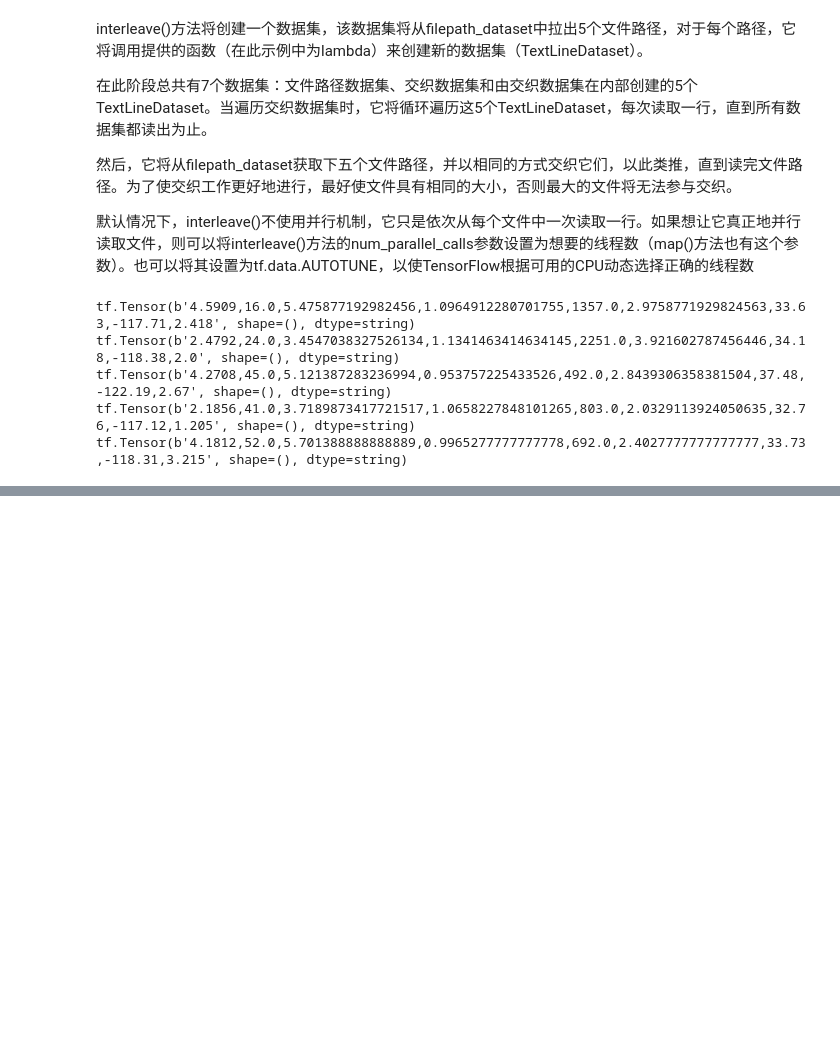
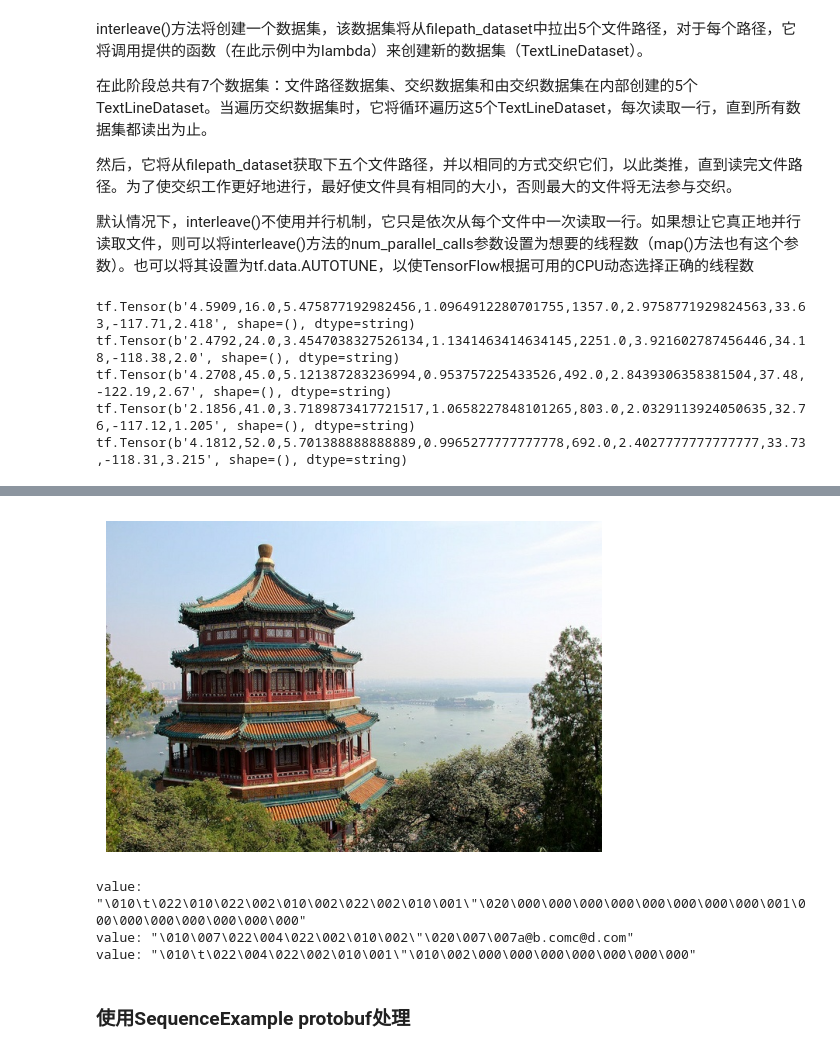
Before and after one commit to yt-one/ml-teach, a Jupyter notebook: 16_使用Tensorflow加载和预处理数据.ipynb, the cells around one changed output, grey strips where cells are left out. Saved outputs shown, nothing was run; the diff lists cells and outputs as text; code cells hidden in the pictures; blank space fills up the shorter version.

```diff
--- a/16_使用Tensorflow加载和预处理数据.ipynb
+++ b/16_使用Tensorflow加载和预处理数据.ipynb
@@ -300,0 +645,15 @@ tf.Tensor(b'4.1812,52.0,5.701388888888889,0.9965277777777778,692.0,2.40277777777
+# %%
+# 定义描述字典
+feature_description = {
+    "name": tf.io.FixedLenFeature([], tf.string, default_value=""),
+    "id": tf.io.FixedLenFeature([], tf.int64, default_value=0),
+    "emails": tf.io.VarLenFeature(tf.string),
+}
+
+def parse(serialized_example):
+    return tf.io.parse_single_example(serialized_example, feature_description)
+
+# 创建TFRecordDataset 并对其应用自定义解析函数，解析数据集里的每个序列化Example protobuf
+dataset = tf.data.TFRecordDataset(["my_contacts.tfrecord"]).map(parse)
+for parsed_example in dataset:
+    print(parsed_example)
@@ -300,0 +699,41 @@ tf.Tensor(b'4.1812,52.0,5.701388888888889,0.9965277777777778,692.0,2.40277777777
+# %%
+data = tf.io.encode_jpeg(img)
+example_with_image = Example(features=Features(feature={
+    "image": Feature(bytes_list=BytesList(value=[data.numpy()]))}))
+serialized_example = example_with_image.SerializeToString()
+with tf.io.TFRecordWriter("my_image.tfrecord") as f:
+    f.write(serialized_example)
+# %%
+feature_description = {"image": tf.io.VarLenFeature(tf.string) }
+
+def parse(serialized_example):
+    example_with_image = tf.io.parse_single_example(serialized_example,
+                                                    feature_description)
+    return tf.io.decode_image(example_with_image["image"].values[0])
+
+dataset = tf.data.TFRecordDataset("my_image.tfrecord").map(parse)
+for image in dataset:
+    plt.imshow(image)
+    plt.axis("off")
+    plt.show()
+# %% [output]
+[figure, added]
+# %%
+# 张量序列化 + 解析
+tensor = tf.constant([[0., 1.], [2., 3.], [4., 5.]])
+serialized = tf.io.serialize_tensor(tensor)
+serialized
+
+tf.io.parse_tensor(serialized, out_type=tf.float32)
+
+sparse_tensor = parsed_example["emails"]
+serialized_sparse = tf.io.serialize_sparse(sparse_tensor)
+serialized_sparse
+
+BytesList(value=serialized_sparse.numpy())
+# %% [output]
+value: "\010\t\022\010\022\002\010\002\022\002\010\001\"\020\000\000\000\000\000\000\000\000\001\000\000\000\000\000\000\000"
+value: "\010\007\022\004\022\002\010\002\"\020\007\007a@b.comc@d.com"
+value: "\010\t\022\004\022\002\010\001\"\010\002\000\000\000\000\000\000\000"
+# %% [markdown]
+### 使用SequenceExample protobuf处理
```
Also changed, not shown: parts of 69 cells of this notebook, 6 other files.
